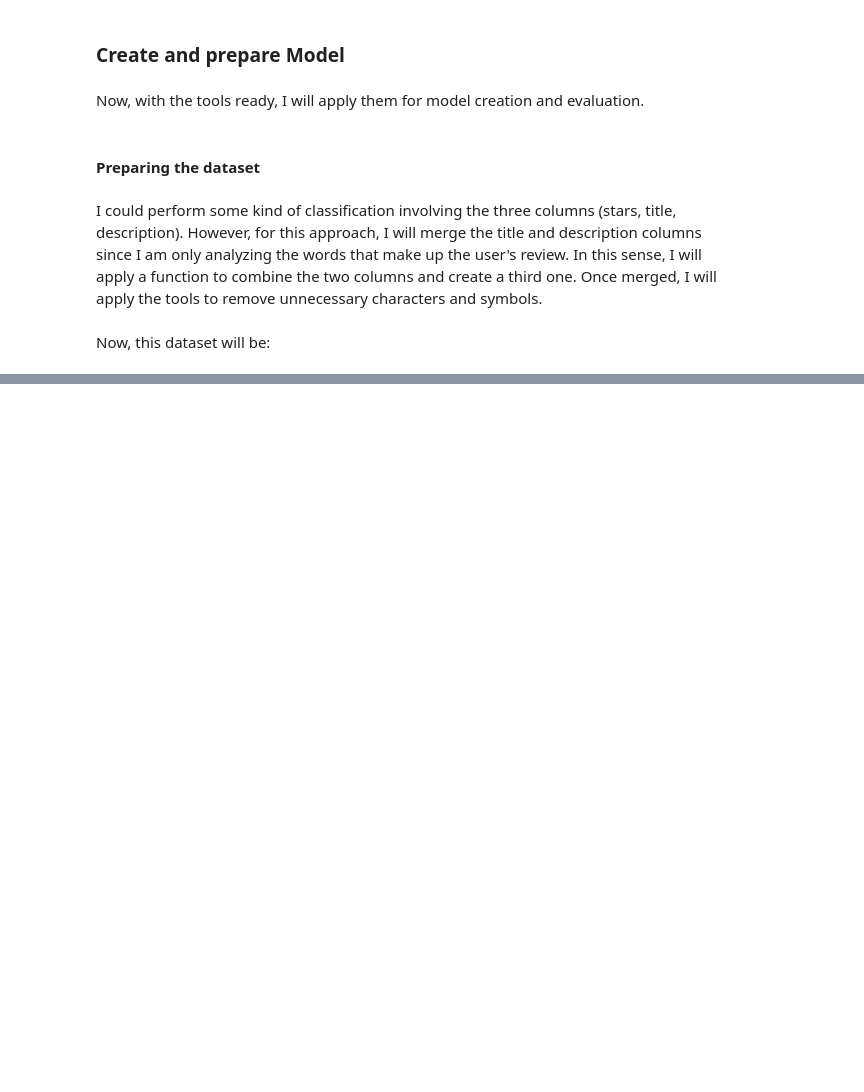
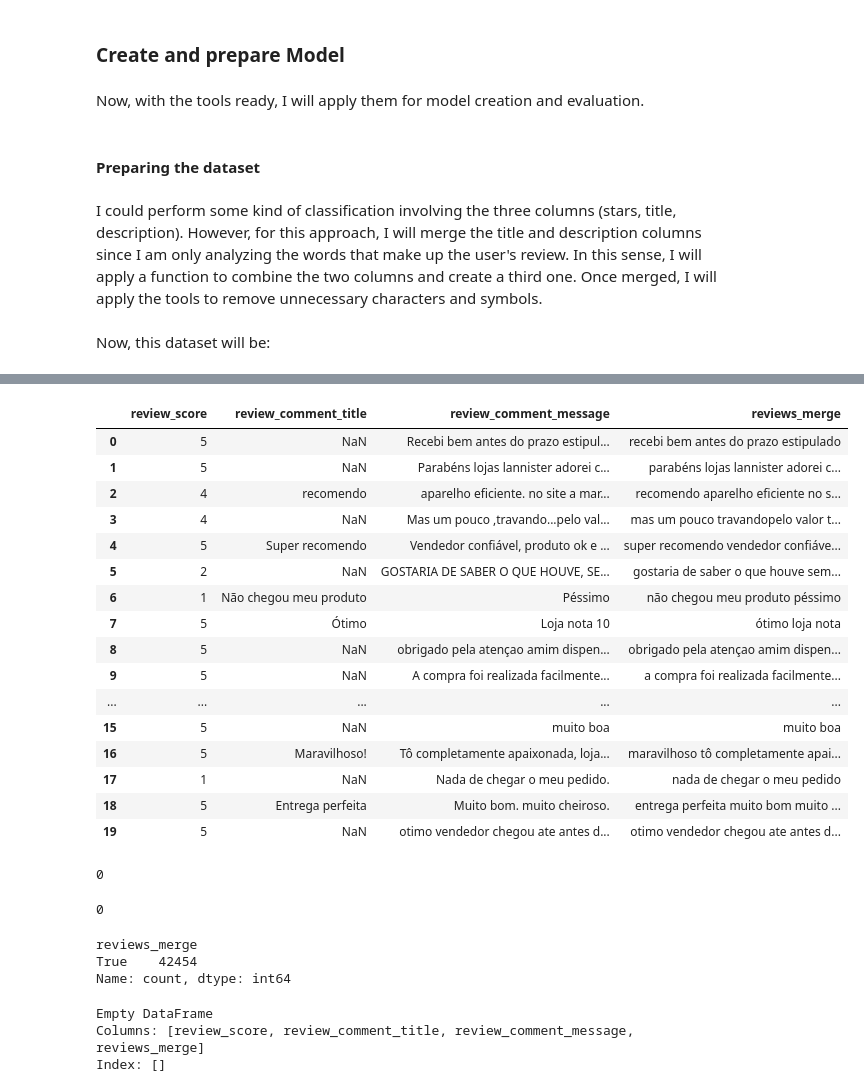
Before and after one commit to AndersonIvanildo/star-classifier-predictor, a Jupyter notebook: notebooks/classifier_reviews.ipynb, the cells around one changed output, grey strips where cells are left out. Saved outputs shown, nothing was run; the diff lists cells and outputs as text; code cells hidden in the pictures; blank space fills up the shorter version.

Commit message:
final dataset to model

```diff
--- a/notebooks/classifier_reviews.ipynb
+++ b/notebooks/classifier_reviews.ipynb
@@ -499,0 +502,4 @@ olist_dataset_reviews.head(20)
+# %%
+# Strings to lowcase
+olist_dataset_reviews['reviews_merge'] = olist_dataset_reviews['reviews_merge'].apply(lambda x: str(x).lower())
+olist_dataset_reviews.head(10)
@@ -499,0 +518,48 @@ olist_dataset_reviews.head(20)
+# %%
+olist_dataset_reviews['reviews_merge'] = olist_dataset_reviews['reviews_merge'].fillna('').apply(remove_emojis)
+olist_dataset_reviews['reviews_merge'] = olist_dataset_reviews['reviews_merge'].fillna('').apply(remove_punctuation)
+olist_dataset_reviews['reviews_merge'] = olist_dataset_reviews['reviews_merge'].fillna('').apply(remove_special_chars)
+olist_dataset_reviews['reviews_merge'] = olist_dataset_reviews['reviews_merge'].fillna('').apply(remove_space_unecessary)
+# %%
+olist_dataset_reviews.head(20)
+# %% [output]
+|  | review_score | review_comment_title | review_comment_message | reviews_merge |
+| 0 | 5 | NaN | Recebi bem antes do prazo estipul... | recebi bem antes do prazo estipulado |
+| 1 | 5 | NaN | Parabéns lojas lannister adorei c... | parabéns lojas lannister adorei c... |
+| 2 | 4 | recomendo | aparelho eficiente. no site a mar... | recomendo aparelho eficiente no s... |
+| 3 | 4 | NaN | Mas um pouco ,travando...pelo val... | mas um pouco travandopelo valor t... |
+| 4 | 5 | Super recomendo | Vendedor confiável, produto ok e ... | super recomendo vendedor confiáve... |
+| 5 | 2 | NaN | GOSTARIA DE SABER O QUE HOUVE, SE... | gostaria de saber o que houve sem... |
+| 6 | 1 | Não chegou meu produto | Péssimo | não chegou meu produto péssimo |
+| 7 | 5 | Ótimo | Loja nota 10 | ótimo loja nota |
+| 8 | 5 | NaN | obrigado pela atençao amim dispen... | obrigado pela atençao amim dispen... |
+| 9 | 5 | NaN | A compra foi realizada facilmente... | a compra foi realizada facilmente... |
+| ... | ... | ... | ... | ... |
+| 15 | 5 | NaN | muito boa | muito boa |
+| 16 | 5 | Maravilhoso! | Tô completamente apaixonada, loja... | maravilhoso tô completamente apai... |
+| 17 | 1 | NaN | Nada de chegar o meu pedido. | nada de chegar o meu pedido |
+| 18 | 5 | Entrega perfeita | Muito bom. muito cheiroso. | entrega perfeita muito bom muito ... |
+| 19 | 5 | NaN | otimo vendedor chegou ate antes d... | otimo vendedor chegou ate antes d... |
+# %%
+print(olist_dataset_reviews['reviews_merge'].isna().sum())
+# %% [output]
+0
+# %%
+if((olist_dataset_reviews['reviews_merge'].str.strip() == '').sum() != 0):
+    olist_dataset_reviews = olist_dataset_reviews[olist_dataset_reviews['reviews_merge'].str.strip() != '']
+
+print((olist_dataset_reviews['reviews_merge'].str.strip() == '').sum())
+# %% [output]
+0
+# %%
+print(olist_dataset_reviews['reviews_merge'].apply(lambda x: isinstance(x, str)).value_counts())
+# %% [output]
+reviews_merge
+True    42454
+Name: count, dtype: int64
+# %%
+print(olist_dataset_reviews[olist_dataset_reviews['reviews_merge'].apply(lambda x: not isinstance(x, str))])
+# %% [output]
+Empty DataFrame
+Columns: [review_score, review_comment_title, review_comment_message, reviews_merge]
+Index: []
```
Also changed, not shown: parts of 3 cells of this notebook.
